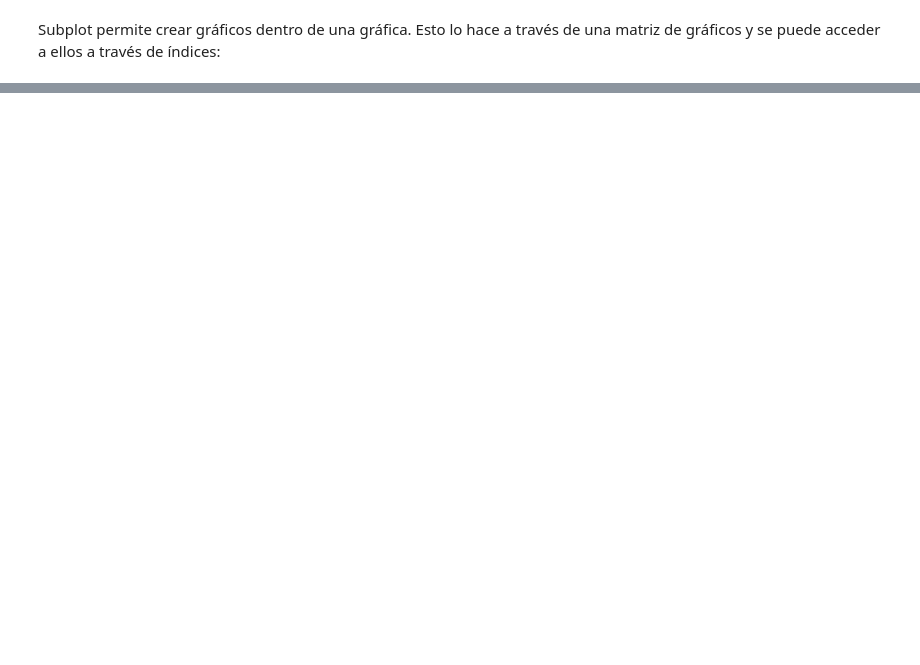
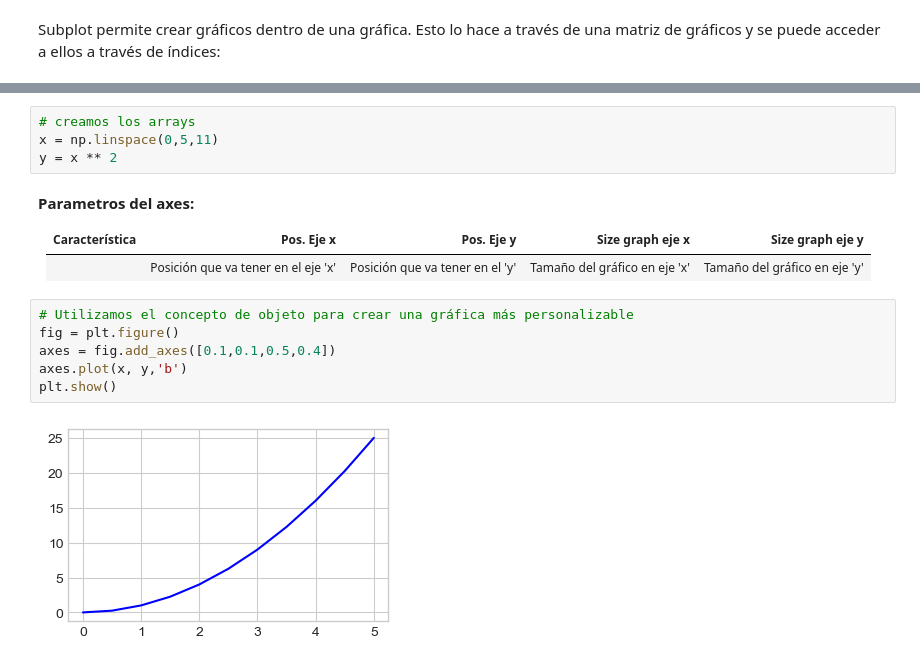
Before and after one commit to gianmarco-holm/DevelopmentNotesByGianmarco, a Jupyter notebook: matplotlib_seaborn.ipynb, the cells around one changed output, grey strips where cells are left out. Saved outputs shown, nothing was run; the diff lists cells and outputs as text; blank space fills up the shorter version.

```diff
--- a/matplotlib_seaborn.ipynb
+++ b/matplotlib_seaborn.ipynb
@@ -160,0 +177,18 @@ plt.show()
+# %%
+# creamos los arrays
+x = np.linspace(0,5,11)
+y = x ** 2
+# %% [markdown]
+**Parametros del axes:**
+
+| Característica        | Pos. Eje x               | Pos. Eje y               | Size graph eje x          | Size graph eje y          |
+|-----------------------|--------------------------|--------------------------|---------------------------|---------------------------|
+|                      | Posición que va tener en el eje 'x'      | Posición que va tener en el 'y'       | Tamaño del gráfico en eje 'x' | Tamaño del gráfico en eje 'y' |
+# %%
+# Utilizamos el concepto de objeto para crear una gráfica más personalizable
+fig = plt.figure()
+axes = fig.add_axes([0.1,0.1,0.5,0.4])
+axes.plot(x, y,'b')
+plt.show()
+# %% [output]
+[figure, added]
```
Also changed, not shown: parts of 58 cells of this notebook, 3 other files.
